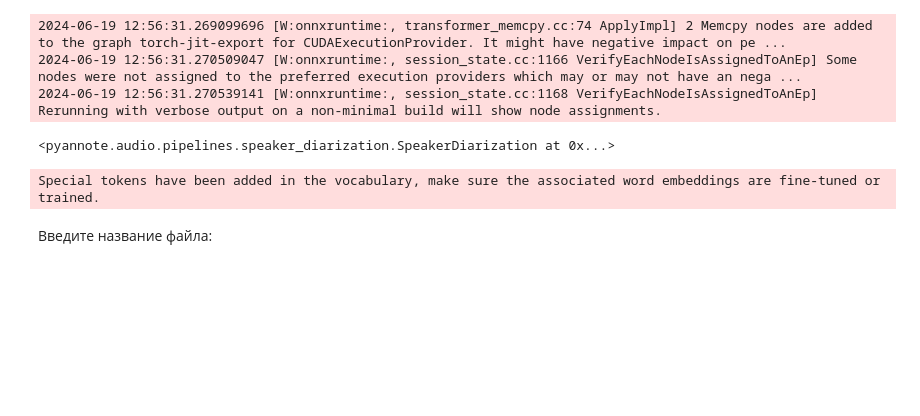
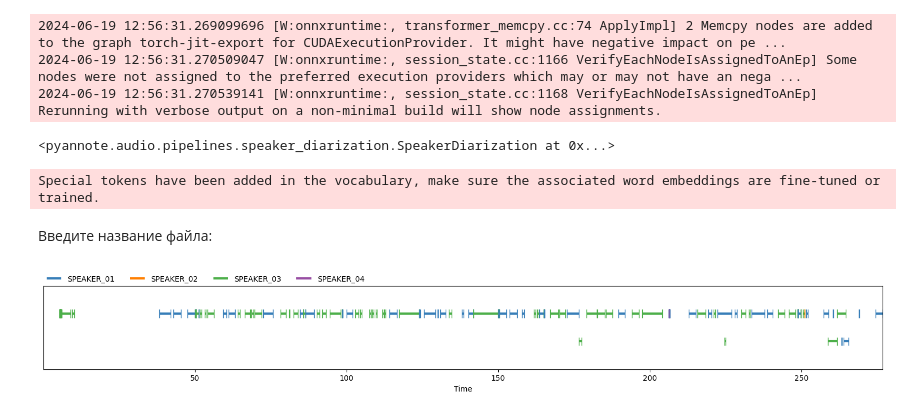
Before and after one commit to tbkazakova/even_asr, a Jupyter notebook: usage/wav2eaf.ipynb, the cells around one changed output. Cells and saved outputs as stored; diff of their text form; code cells hidden in the pictures; blank space fills up the shorter version.

```diff
--- a/usage/wav2eaf.ipynb
+++ b/usage/wav2eaf.ipynb
@@ -73,5 +73,15 @@ else:
     wav_filename = filename[:-3]+'wav'
     sound = AudioSegment.from_mp3(filename)
     sound.export(wav_filename, format="wav")
+# %%
+# код Антона и ChatGPT
+#Load audio file
+audio = AudioSegment.from_wav(wav_filename)
+
+# Run the pipeline on an audio file
+diarization = pipeline(wav_filename)
+diarization
+# %% [output]
+[figure, added]
 # %%
 # код Антона и ChatGPT
```
Also changed, not shown: parts of 3 cells of this notebook, 1 other file.
